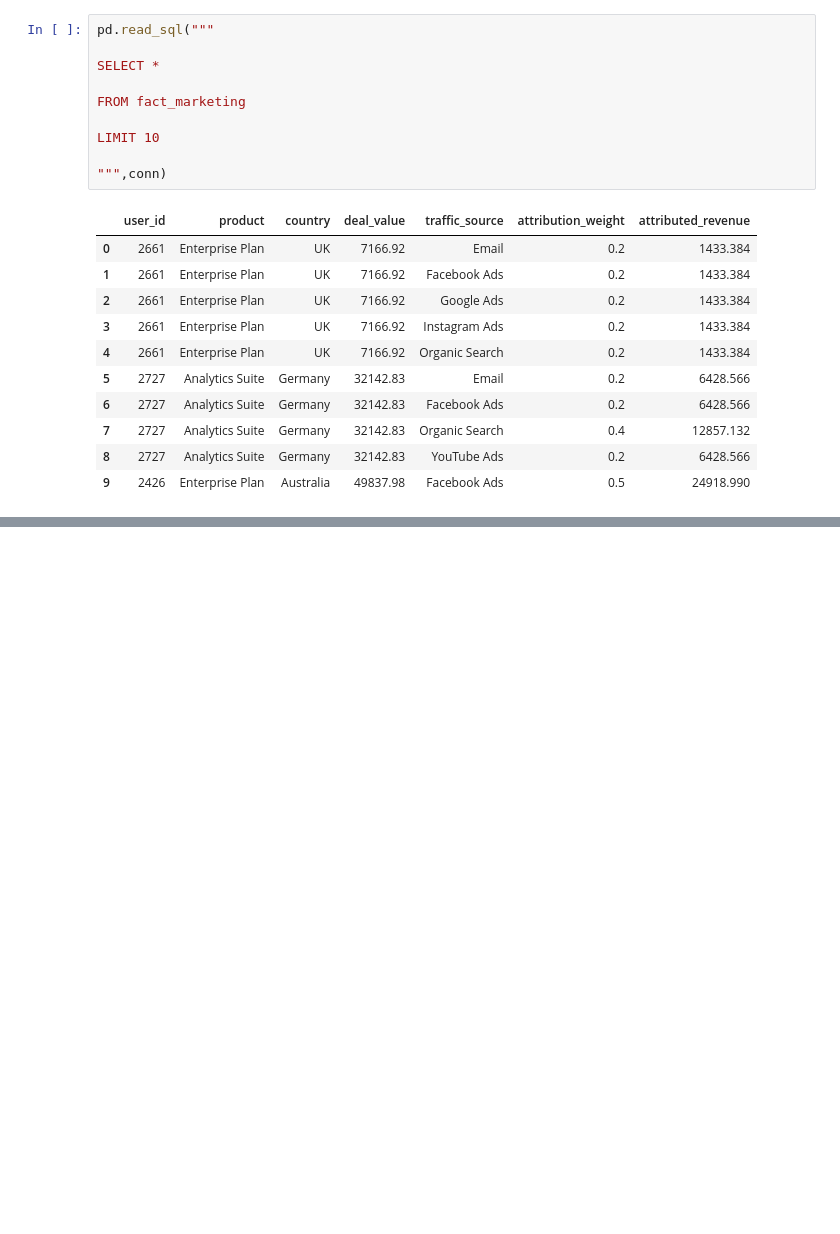
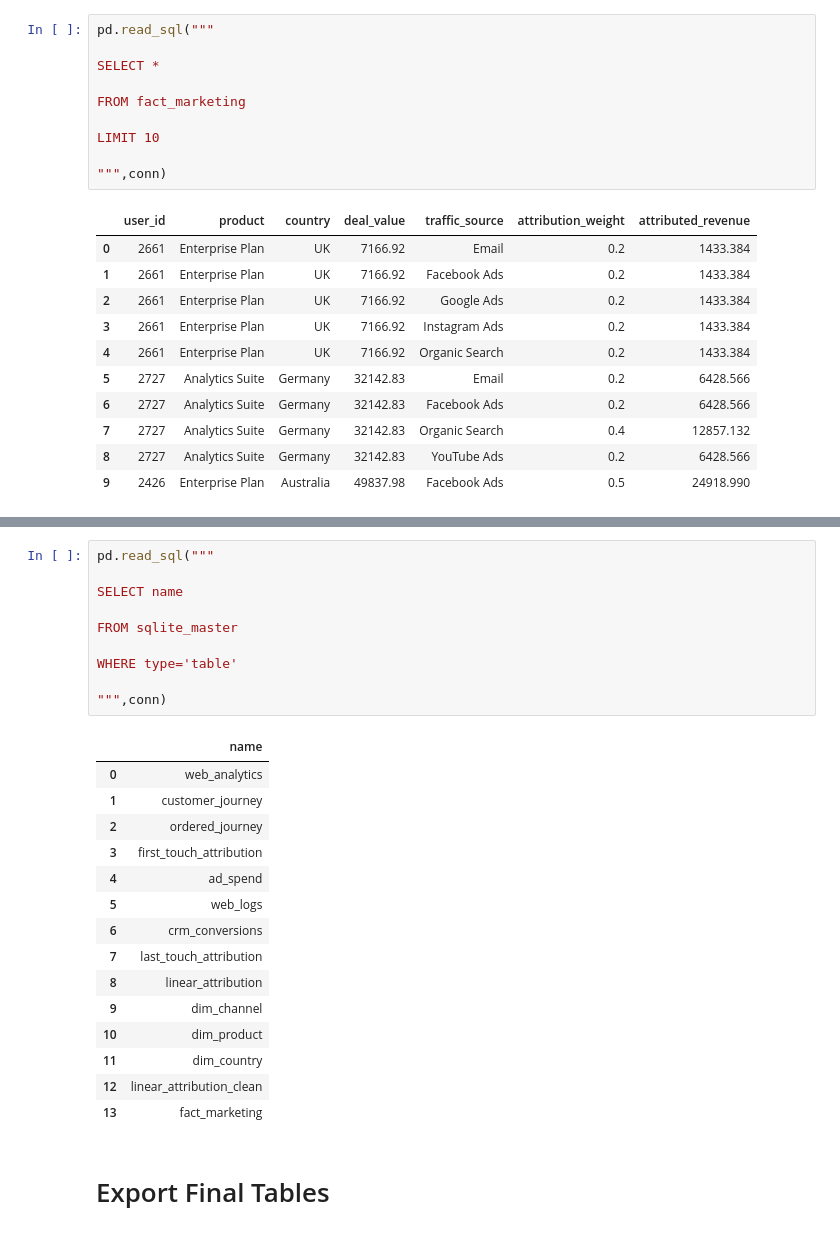
Before and after one commit to hitteshkharyal/Marketing-_ROI_Dashboard, a Jupyter notebook: project1.ipynb, the cells around one changed output, grey strips where cells are left out. Saved outputs shown, nothing was run; the diff lists cells and outputs as text; blank space fills up the shorter version.

```diff
--- a/project1.ipynb
+++ b/project1.ipynb
@@ -2244,0 +2257,28 @@ LIMIT 10
+# %%
+pd.read_sql("""
+
+SELECT name
+
+FROM sqlite_master
+
+WHERE type='table'
+
+""",conn)
+# %% [output]
+|  | name |
+| 0 | web_analytics |
+| 1 | customer_journey |
+| 2 | ordered_journey |
+| 3 | first_touch_attribution |
+| 4 | ad_spend |
+| 5 | web_logs |
+| 6 | crm_conversions |
+| 7 | last_touch_attribution |
+| 8 | linear_attribution |
+| 9 | dim_channel |
+| 10 | dim_product |
+| 11 | dim_country |
+| 12 | linear_attribution_clean |
+| 13 | fact_marketing |
+# %% [markdown]
+# Export Final Tables
```
Also changed, not shown: parts of 4 cells of this notebook, 1 other file.
